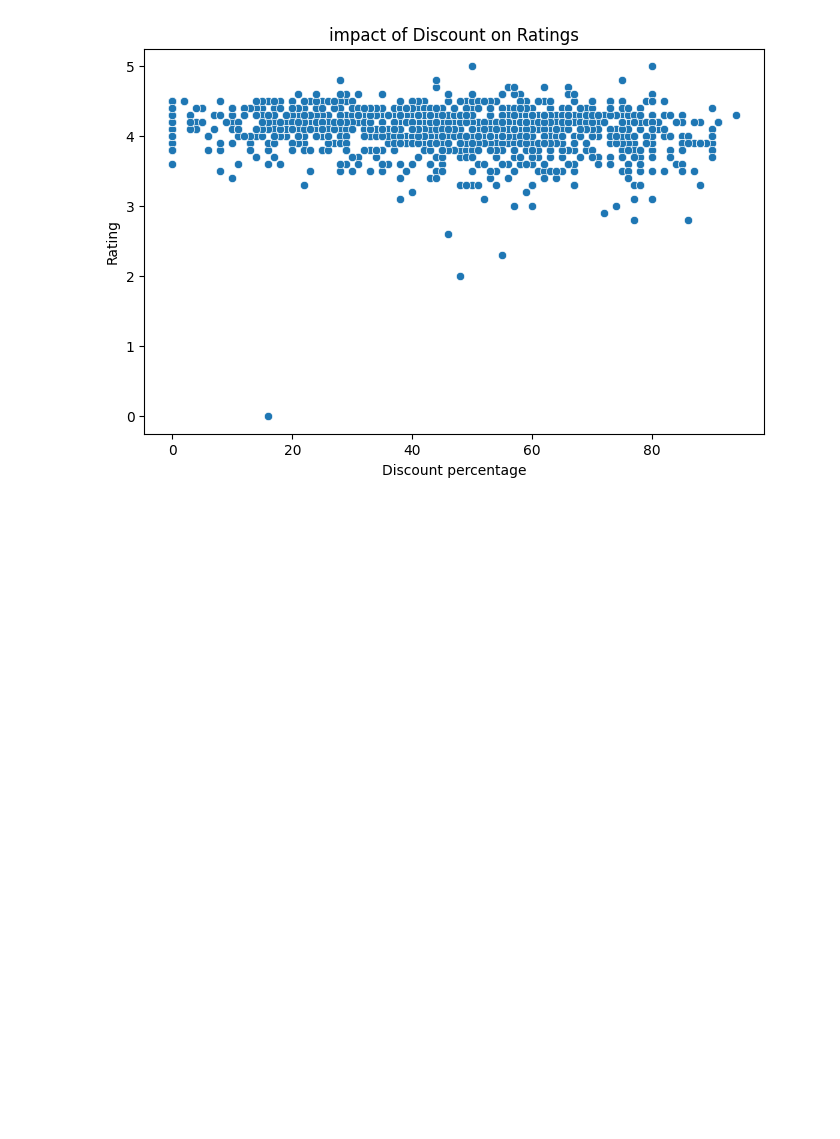
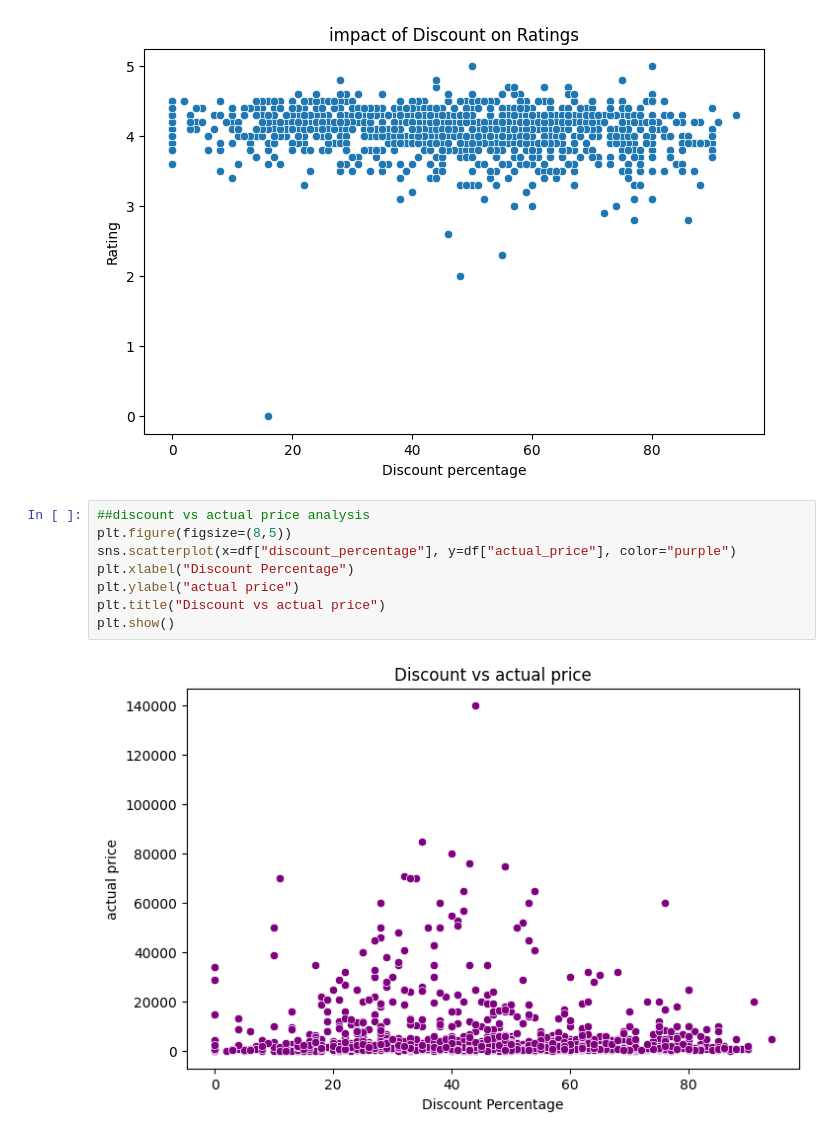
Before and after one commit to devarshi002/Amazon_sales_data_analytics, a Jupyter notebook: amazon.ipynb, the cells around one changed output. Cells and saved outputs as stored; diff of their text form; blank space fills up the shorter version.

```diff
--- a/amazon.ipynb
+++ b/amazon.ipynb
@@ -83,3 +83,13 @@ plt.title("impact of Discount on Ratings")
 plt.show()
 # %% [output]
 [figure]
+# %%
+##discount vs actual price analysis
+plt.figure(figsize=(8,5))
+sns.scatterplot(x=df["discount_percentage"], y=df["actual_price"], color="purple")
+plt.xlabel("Discount Percentage")
+plt.ylabel("actual price")
+plt.title("Discount vs actual price")
+plt.show()
+# %% [output]
+[figure, added]
```
